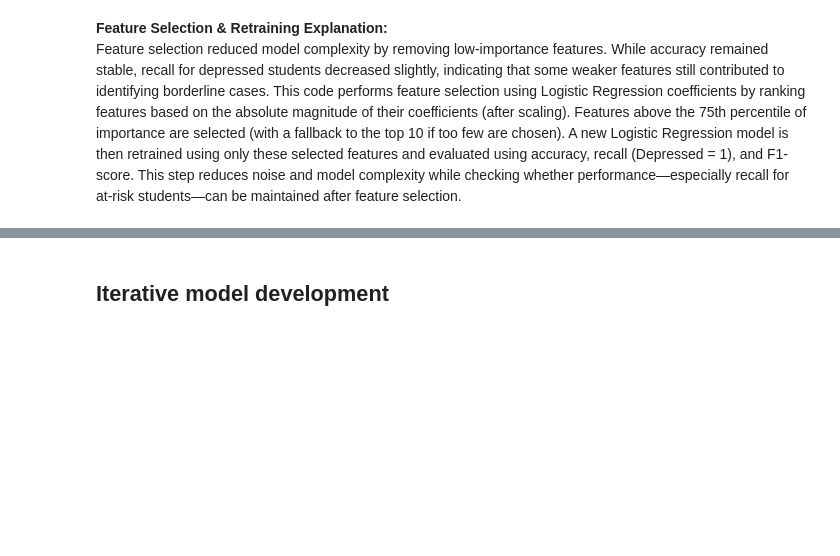
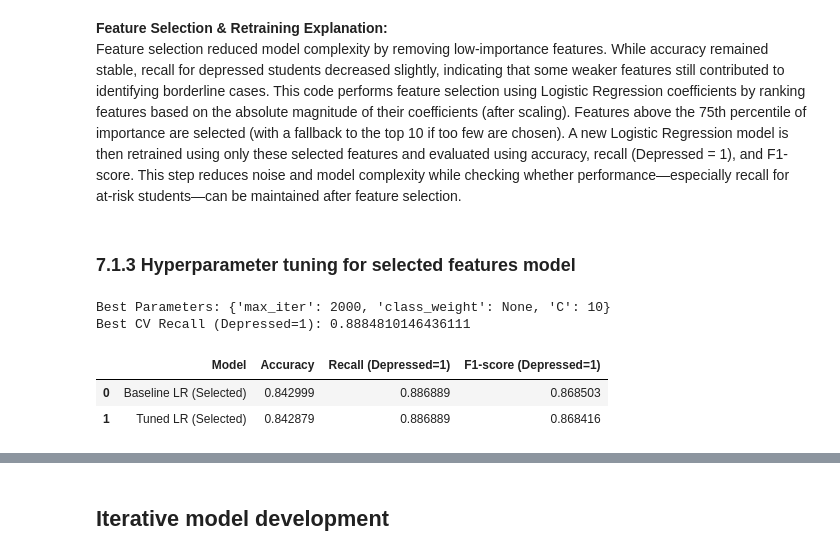
Before and after one commit to Reyes-Yeo/mldp-project-streamlit, a Jupyter notebook: Reyes Yeo Zhibin_2404424J_P01_MLDP Program Codes Submission.ipynb, the cells around one changed output, grey strips where cells are left out. Saved outputs shown, nothing was run; the diff lists cells and outputs as text; code cells hidden in the pictures; blank space fills up the shorter version.

Commit message:
Hyperparameter tuning for selected features model

```diff
--- a/Reyes Yeo Zhibin_2404424J_P01_MLDP Program Codes Submission.ipynb
+++ b/Reyes Yeo Zhibin_2404424J_P01_MLDP Program Codes Submission.ipynb
@@ -644,3 +644,83 @@ weighted avg       0.84      0.84      0.84      8363
 # %% [markdown]
 **Feature Selection & Retraining Explanation:**
 Feature selection reduced model complexity by removing low-importance features. While accuracy remained stable, recall for depressed students decreased slightly, indicating that some weaker features still contributed to identifying borderline cases. This code performs feature selection using Logistic Regression coefficients by ranking features based on the absolute magnitude of their coefficients (after scaling). Features above the 75th percentile of importance are selected (with a fallback to the top 10 if too few are chosen). A new Logistic Regression model is then retrained using only these selected features and evaluated using accuracy, recall (Depressed = 1), and F1-score. This step reduces noise and model complexity while checking whether performance—especially recall for at-risk students—can be maintained after feature selection.
+# %% [markdown]
+### 7.1.3 Hyperparameter tuning for selected features model
+# %%
+# ============================================================
+# UPDATED HYPERPARAMETER TUNING (Selected-Features LR)
+# - Wider search space (C values)
+# - More iterations (n_iter)
+# - Shows baseline vs tuned
+# - Optional threshold tuning to boost recall
+# Assumes you already have:
+#   X_train_sel_scaled, X_test_sel_scaled, y_train, y_test
+# ============================================================
+
+import pandas as pd
+from sklearn.model_selection import RandomizedSearchCV
+from sklearn.linear_model import LogisticRegression
+from sklearn.metrics import accuracy_score, recall_score, f1_score, make_scorer
+
+# -----------------------------
+# 1) Baseline LR (Selected Features)
+# -----------------------------
+baseline_lr_sel = LogisticRegression(max_iter=1000, solver="liblinear", random_state=2025)
+baseline_lr_sel.fit(X_train_sel_scaled, y_train)
+y_pred_base_sel = baseline_lr_sel.predict(X_test_sel_scaled)
+
+# -----------------------------
+# 2) Wider tuning space
+# -----------------------------
+recall_dep = make_scorer(recall_score, pos_label=1)
+
+param_dist_lr_wide = {
+    "C": [0.001, 0.01, 0.1, 1, 10, 100],
+    "class_weight": [None, "balanced"],
+    "max_iter": [500, 1000, 2000]
+}
+
+rs_lr_sel = RandomizedSearchCV(
+    estimator=LogisticRegression(solver="liblinear", random_state=2025),
+    param_distributions=param_dist_lr_wide,
+    cv=5,
+    scoring=recall_dep,      # explicitly Depressed=1
+    n_iter=20,               # try more combinations
+    n_jobs=-1,
+    random_state=2025
+)
+
+rs_lr_sel.fit(X_train_sel_scaled, y_train)
+
+best_lr_sel = rs_lr_sel.best_estimator_
+y_pred_tuned_sel = best_lr_sel.predict(X_test_sel_scaled)
+
+print("Best Parameters:", rs_lr_sel.best_params_)
+print("Best CV Recall (Depressed=1):", rs_lr_sel.best_score_)
+
+# -----------------------------
+# 3) Baseline vs Tuned comparison (TEST set)
+# -----------------------------
+comparison_sel = pd.DataFrame({
+    "Model": ["Baseline LR (Selected)", "Tuned LR (Selected)"],
+    "Accuracy": [
+        accuracy_score(y_test, y_pred_base_sel),
+        accuracy_score(y_test, y_pred_tuned_sel)
+    ],
+    "Recall (Depressed=1)": [
+        recall_score(y_test, y_pred_base_sel, pos_label=1),
+        recall_score(y_test, y_pred_tuned_sel, pos_label=1)
+    ],
+    "F1-score (Depressed=1)": [
+        f1_score(y_test, y_pred_base_sel, pos_label=1),
+        f1_score(y_test, y_pred_tuned_sel, pos_label=1)
+    ]
+})
+
+comparison_sel
+# %% [output]
+Best Parameters: {'max_iter': 2000, 'class_weight': None, 'C': 10}
+Best CV Recall (Depressed=1): 0.8884810146436111
+|  | Model | Accuracy | Recall (Depressed=1) | F1-score (Depressed=1) |
+| 0 | Baseline LR (Selected) | 0.842999 | 0.886889 | 0.868503 |
+| 1 | Tuned LR (Selected) | 0.842879 | 0.886889 | 0.868416 |
```
Also changed, not shown: parts of 3 cells of this notebook.
